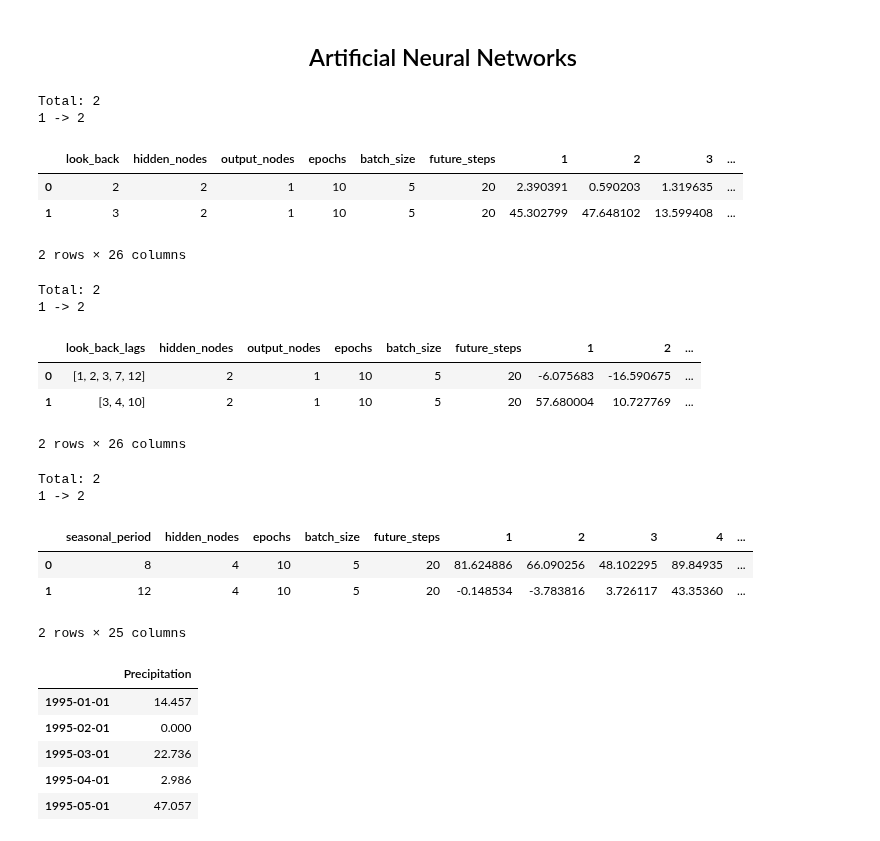
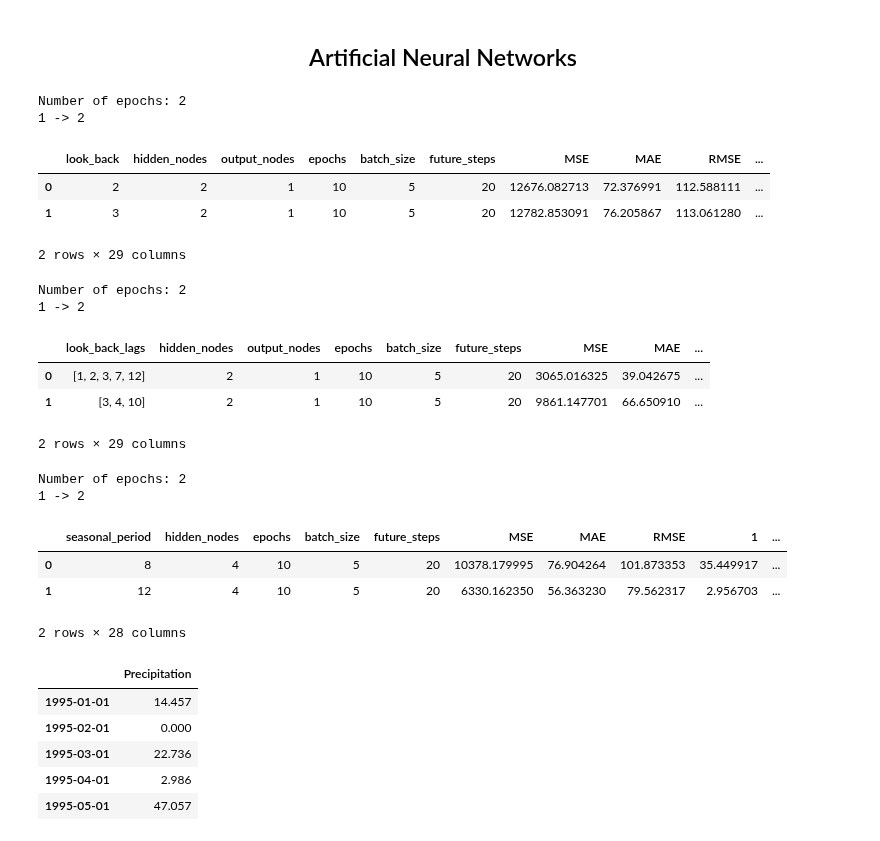
Before and after one commit to Abhishekmamidi123/Time-Series-Forecasting, a Jupyter notebook: Pune_precipitation_analyis_1972_to_2002/Artificial_Neural_Networks.ipynb, the cells around one changed output. Saved outputs shown, nothing was run; the diff lists cells and outputs as text; code cells hidden in the pictures.

```diff
--- a/Pune_precipitation_analyis_1972_to_2002/Artificial_Neural_Networks.ipynb
+++ b/Pune_precipitation_analyis_1972_to_2002/Artificial_Neural_Networks.ipynb
@@ -21,7 +21,7 @@ import itertools
 import warnings
 warnings.filterwarnings('ignore')
 # %%
-filename = 'LaturRains_1965_2002.csv'
+filename = 'pune_1965_to_2002.csv'
 
 rainfall_data_matrix = pd.read_csv(filename, delimiter='\t')
 rainfall_data_matrix.set_index('Year', inplace=True)
@@ -278,11 +346,11 @@ def get_accuracies_FNN(rainfall_data, parameters):
 # look_back, hidden_nodes, output_nodes, epochs, batch_size, future_steps
 
 parameters = [[2,3], [2], [1], [10], [5], [20]]
-get_accuracies_FNN(rainfall_data, parameters)
+get_accuracies_FNN(rainfall_data, test_rainfall_data, parameters)
 # %% [output]
-Total: 2
+Number of epochs: 2
 1 -> 2
-|  | look_back | hidden_nodes | output_nodes | epochs | batch_size | future_steps | 1 | 2 | 3 | ... |
-| 0 | 2 | 2 | 1 | 10 | 5 | 20 | 2.390391 | 0.590203 | 1.319635 | ... |
-| 1 | 3 | 2 | 1 | 10 | 5 | 20 | 45.302799 | 47.648102 | 13.599408 | ... |
+|  | look_back | hidden_nodes | output_nodes | epochs | batch_size | future_steps | MSE | MAE | RMSE | ... |
+| 0 | 2 | 2 | 1 | 10 | 5 | 20 | 12676.082713 | 72.376991 | 112.588111 | ... |
+| 1 | 3 | 2 | 1 | 10 | 5 | 20 | 12782.853091 | 76.205867 | 113.061280 | ... |
-2 rows × 26 columns
+2 rows × 29 columns
@@ -319,54 +358,26 @@ def get_accuracies_TLNN(rainfall_data, parameters):
 # time_lagged_points, hidden_nodes, output_nodes, epochs, batch_size, future_steps
 
 parameters = [[[1,2,3,7,12], [3,4,10]], [2], [1], [10], [5], [20]]
-get_accuracies_TLNN(rainfall_data, parameters)
+get_accuracies_TLNN(rainfall_data, test_rainfall_data, parameters)
 # %% [output]
-Total: 2
+Number of epochs: 2
 1 -> 2
-|  | look_back_lags | hidden_nodes | output_nodes | epochs | batch_size | future_steps | 1 | 2 | ... |
-| 0 | [1, 2, 3, 7, 12] | 2 | 1 | 10 | 5 | 20 | -6.075683 | -16.590675 | ... |
-| 1 | [3, 4, 10] | 2 | 1 | 10 | 5 | 20 | 57.680004 | 10.727769 | ... |
+|  | look_back_lags | hidden_nodes | output_nodes | epochs | batch_size | future_steps | MSE | MAE | ... |
+| 0 | [1, 2, 3, 7, 12] | 2 | 1 | 10 | 5 | 20 | 3065.016325 | 39.042675 | ... |
+| 1 | [3, 4, 10] | 2 | 1 | 10 | 5 | 20 | 9861.147701 | 66.650910 | ... |
-2 rows × 26 columns
+2 rows × 29 columns
-# %%
-def get_accuracies_SANN(rainfall_data, parameters):
-    combination_of_params = get_combinations(parameters)
-    information_SANN = []
-    iterator = 0
-    print('Total: ' + str(len(combination_of_params)))
-
-    for param in combination_of_params:
-        if (iterator+1) != len(combination_of_params):
-            print(iterator+1, end=' -> ')
-        else:
-            print(iterator+1)
-        iterator = iterator+1
-
-        seasonal_period = param[0]
-        hidden_nodes = param[1]
-        epochs = param[2]
-        batch_size = param[3]
-        future_steps = param[4]
-
-        model_SANN, forecasted_values_SANN = SANN(rainfall_data, seasonal_period, hidden_nodes, epochs, batch_size, future_steps)
-        info = list(param) + forecasted_values_SANN
-        information_SANN.append(info)
-
-    information_SANN_df = pd.DataFrame(information_SANN)
-    indexes = [str(i) for i in list(range(1, future_steps+1))]
-    information_SANN_df.columns = ['seasonal_period', 'hidden_nodes', 'epochs', 'batch_size', 'future_steps'] + indexes
-    return information_SANN_df
 # %%
 # seasonal_period, hidden_nodes, epochs, batch_size, future_steps
 
 parameters = [[8, 12], [4], [10], [5], [20]]
-get_accuracies_SANN(rainfall_data, parameters)
+get_accuracies_SANN(rainfall_data, test_rainfall_data, parameters)
 # %% [output]
-Total: 2
+Number of epochs: 2
 1 -> 2
-|  | seasonal_period | hidden_nodes | epochs | batch_size | future_steps | 1 | 2 | 3 | 4 | ... |
-| 0 | 8 | 4 | 10 | 5 | 20 | 81.624886 | 66.090256 | 48.102295 | 89.84935 | ... |
-| 1 | 12 | 4 | 10 | 5 | 20 | -0.148534 | -3.783816 | 3.726117 | 43.35360 | ... |
+|  | seasonal_period | hidden_nodes | epochs | batch_size | future_steps | MSE | MAE | RMSE | 1 | ... |
+| 0 | 8 | 4 | 10 | 5 | 20 | 10378.179995 | 76.904264 | 101.873353 | 35.449917 | ... |
+| 1 | 12 | 4 | 10 | 5 | 20 | 6330.162350 | 56.363230 | 79.562317 | 2.956703 | ... |
-2 rows × 25 columns
+2 rows × 28 columns
 # %%
 test_rainfall_data.head()
 # %% [output]
```
Also changed, not shown: parts of 7 cells of this notebook.
